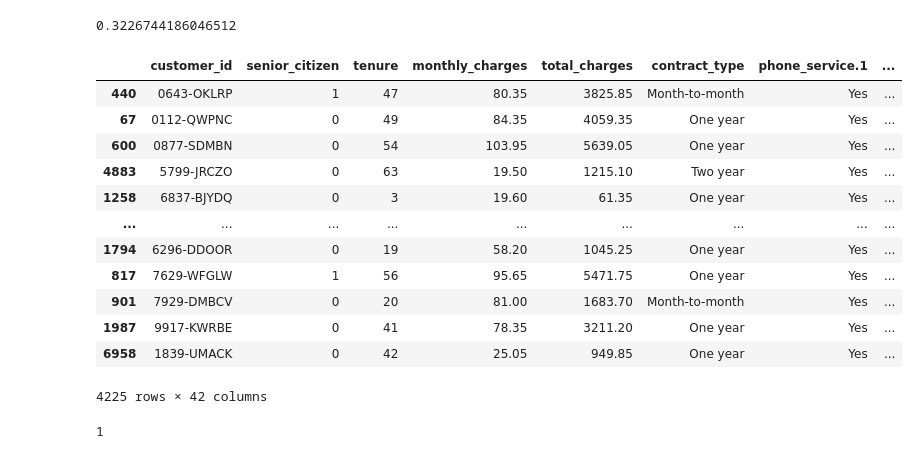
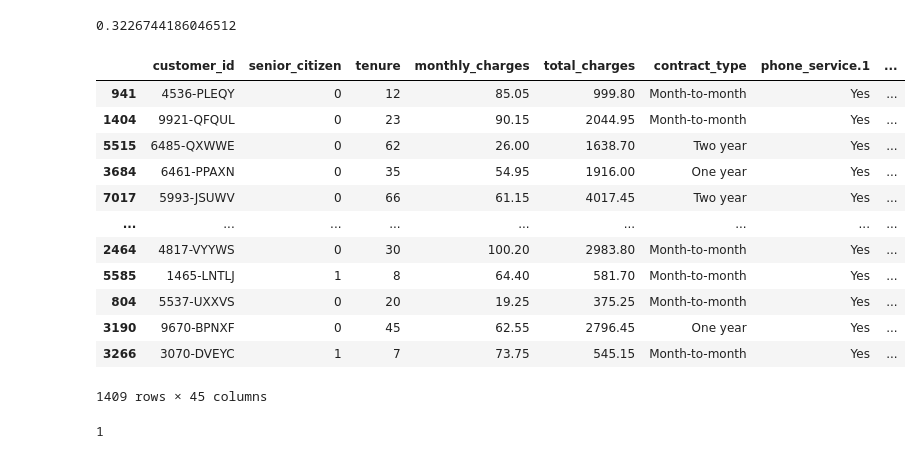
Before and after one commit to QinzhiChen/Classification-Project, a Jupyter notebook: report_before_the_report.ipynb, the cells around one changed output. Cells and saved outputs as stored; diff of their text form; code cells hidden in the pictures.

```diff
--- a/report before the report.ipynb
+++ b/report_before_the_report.ipynb
@@ -150,6 +151,8 @@ prep_telco
 | 7041 | 9777-IQHWP | 0 | 64 | 93.40 | 5822.30 | Two year | Yes | ... |
 | 7042 | 9809-IMGCQ | 1 | 22 | 96.70 | 2082.95 | Month-to-month | Yes | ... |
 7043 rows × 43 columns
+# %%
+prep_telco=prep_telco.drop(columns=['phone_service.1','multiple_lines.1','internet_service_type_id.1','payment_type_id.1','online_backup.1','device_protection.1','tech_support.1','streaming_tv.1','streaming_movies.1','contract_type_id.1','paperless_billing.1','total_charges.1','monthly_charges.1','total_charges.1'],inplace=True)
 # %%
 telco_train,telco_validate,telco_test=prepare.split_telco(prep_telco)
 telco_train
@@ -167,10 +170,6 @@ telco_train
 | 1987 | 9917-KWRBE | 0 | 41 | 78.35 | 3211.20 | One year | Yes | ... |
 | 6958 | 1839-UMACK | 0 | 42 | 25.05 | 949.85 | One year | Yes | ... |
 4225 rows × 43 columns
-# %%
-telco_train.drop(columns=['internet_service_type_id.1','payment_type_id.1','contract_type_id.1'],inplace=True)
-telco_validate.drop(columns=['internet_service_type_id.1','payment_type_id.1','contract_type_id.1'],inplace=True)
-telco_test.drop(columns=['internet_service_type_id.1','payment_type_id.1','contract_type_id.1'],inplace=True)
 # %% [markdown]
 # Explore Data
 # %%
@@ -196,7 +195,8 @@ memory usage: 717.9+ KB
 # %%
+
 telco_train['month']=(telco_train.total_charges/telco_train.monthly_charges)
-telco_validate['month']=(telco_train.total_charges/telco_train.monthly_charges)
-telco_test['month']=(telco_train.total_charges/telco_train.monthly_charges)
+telco_validate['month']=(telco_validate.total_charges/telco_validate.monthly_charges)
+telco_test['month']=(telco_test.total_charges/telco_test.monthly_charges)
 # %%
 telco_train.month.value_counts()
 # %% [output]
@@ -408,21 +409,23 @@ Name: contract_type, dtype: int64
 # %% [output]
 0.3226744186046512
 # %%
-report_wdate.signup_date(telco_train)
+report_wdate.signup_date_train(telco_train)
+report_wdate.signup_date_val(telco_validate)
+report_wdate.signup_date_test(telco_test)
 # %% [output]
 |  | customer_id | senior_citizen | tenure | monthly_charges | total_charges | contract_type | phone_service.1 | ... |
-| 440 | 0643-OKLRP | 1 | 47 | 80.35 | 3825.85 | Month-to-month | Yes | ... |
-| 67 | 0112-QWPNC | 0 | 49 | 84.35 | 4059.35 | One year | Yes | ... |
-| 600 | 0877-SDMBN | 0 | 54 | 103.95 | 5639.05 | One year | Yes | ... |
-| 4883 | 5799-JRCZO | 0 | 63 | 19.50 | 1215.10 | Two year | Yes | ... |
-| 1258 | 6837-BJYDQ | 0 | 3 | 19.60 | 61.35 | One year | Yes | ... |
+| 941 | 4536-PLEQY | 0 | 12 | 85.05 | 999.80 | Month-to-month | Yes | ... |
+| 1404 | 9921-QFQUL | 0 | 23 | 90.15 | 2044.95 | Month-to-month | Yes | ... |
+| 5515 | 6485-QXWWE | 0 | 62 | 26.00 | 1638.70 | Two year | Yes | ... |
+| 3684 | 6461-PPAXN | 0 | 35 | 54.95 | 1916.00 | One year | Yes | ... |
+| 7017 | 5993-JSUWV | 0 | 66 | 61.15 | 4017.45 | Two year | Yes | ... |
 | ... | ... | ... | ... | ... | ... | ... | ... | ... |
-| 1794 | 6296-DDOOR | 0 | 19 | 58.20 | 1045.25 | One year | Yes | ... |
-| 817 | 7629-WFGLW | 1 | 56 | 95.65 | 5471.75 | One year | Yes | ... |
-| 901 | 7929-DMBCV | 0 | 20 | 81.00 | 1683.70 | Month-to-month | Yes | ... |
-| 1987 | 9917-KWRBE | 0 | 41 | 78.35 | 3211.20 | One year | Yes | ... |
-| 6958 | 1839-UMACK | 0 | 42 | 25.05 | 949.85 | One year | Yes | ... |
+| 2464 | 4817-VYYWS | 0 | 30 | 100.20 | 2983.80 | Month-to-month | Yes | ... |
+| 5585 | 1465-LNTLJ | 1 | 8 | 64.40 | 581.70 | Month-to-month | Yes | ... |
+| 804 | 5537-UXXVS | 0 | 20 | 19.25 | 375.25 | Month-to-month | Yes | ... |
+| 3190 | 9670-BPNXF | 0 | 45 | 62.55 | 2796.45 | One year | Yes | ... |
+| 3266 | 3070-DVEYC | 1 | 7 | 73.75 | 545.15 | Month-to-month | Yes | ... |
-4225 rows × 42 columns
+1409 rows × 45 columns
 # %%
 report_wdate.compareid(telco_train).nunique()
 # %% [output]
```
Also changed, not shown: parts of 50 cells of this notebook, 8 other files.
